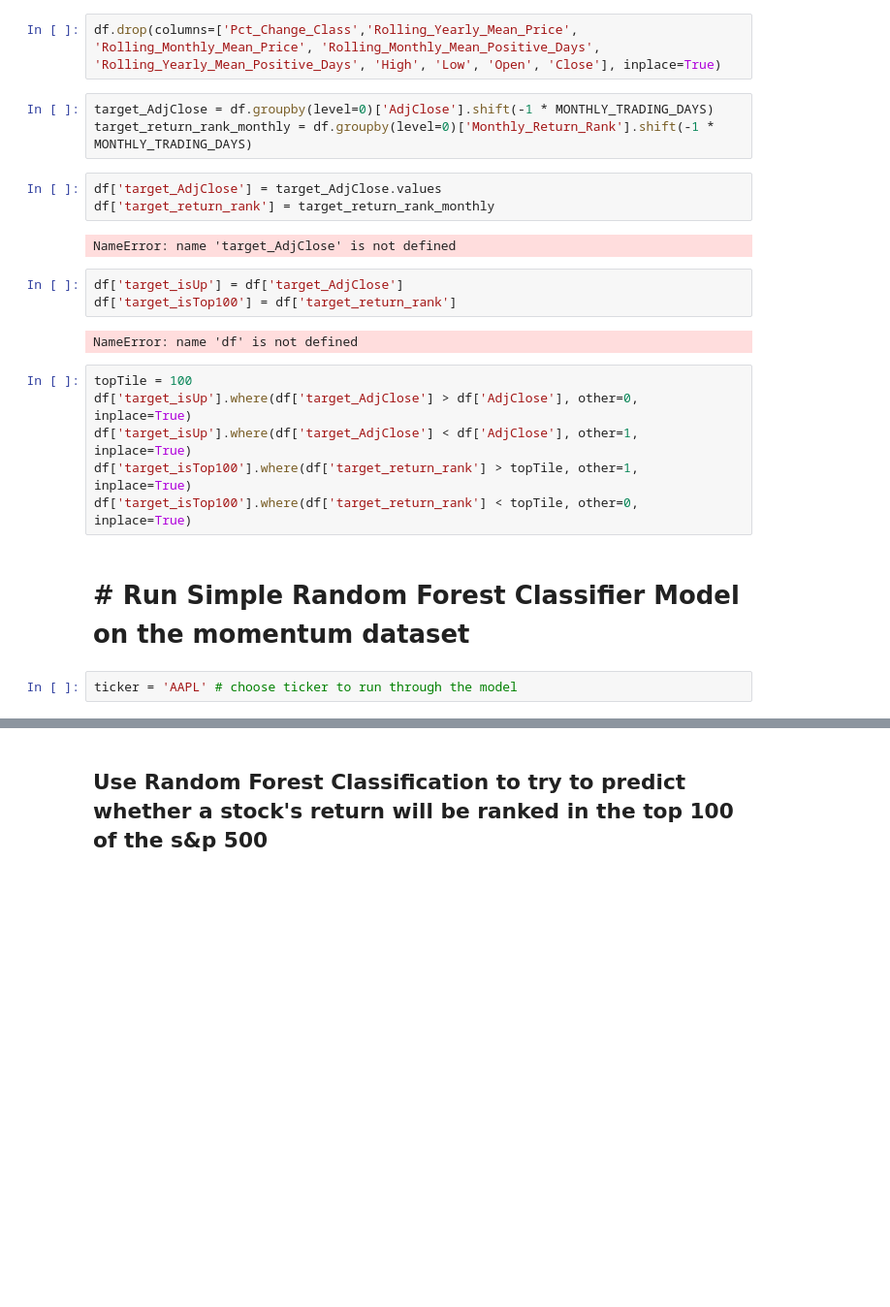
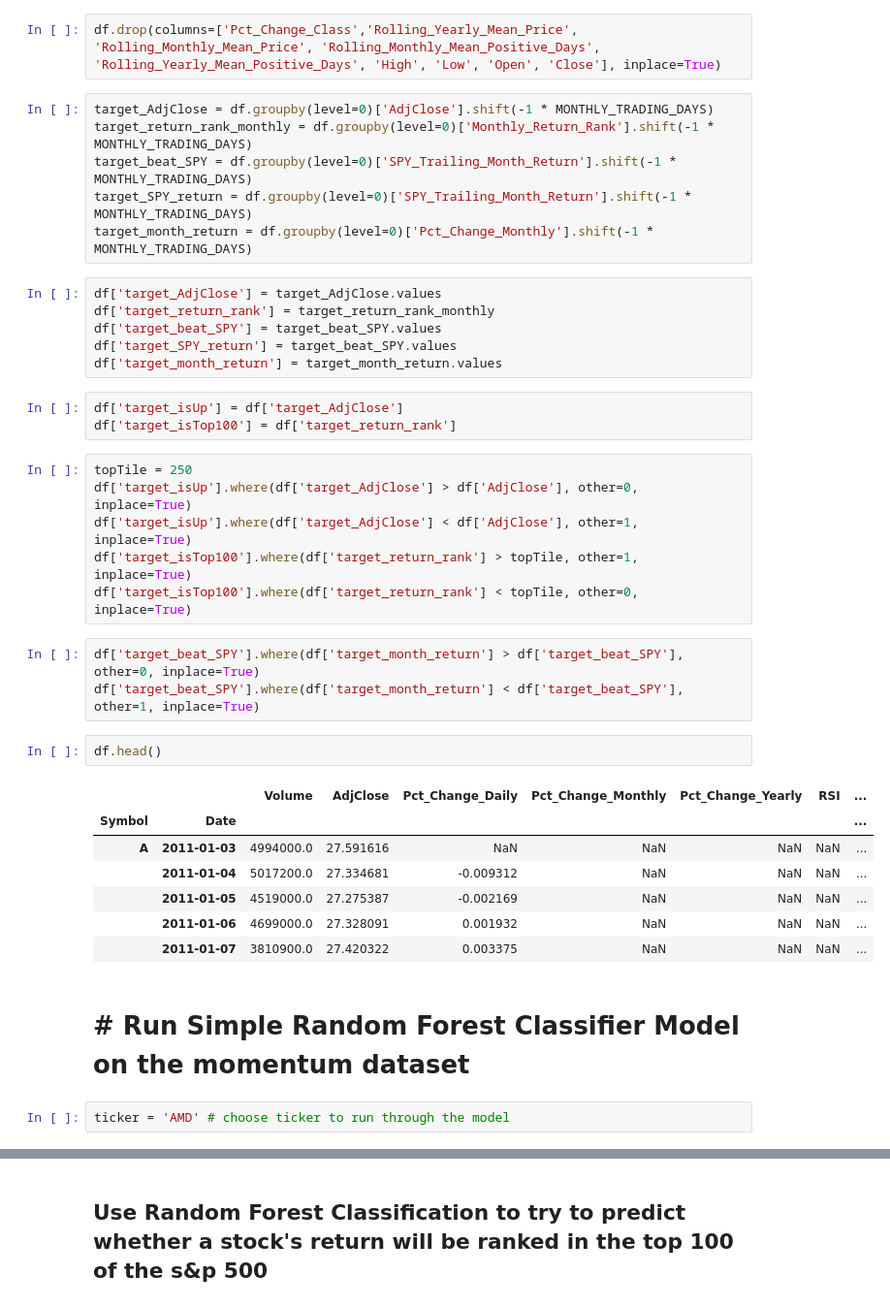
Before and after one commit to fagan2888/Passive-Stock-Fund-Optimization, a Jupyter notebook: basic-stock-return-classifier.ipynb, the cells around one changed output, grey strips where cells are left out. Shown: that part at 97% size. Saved outputs shown, nothing was run; the diff lists cells and outputs as text; blank space fills up the shorter version.

Commit message:
basic model tuning

```diff
--- a/basic-stock-return-classifier.ipynb
+++ b/basic-stock-return-classifier.ipynb
@@ -35,24 +41,39 @@ df.drop(columns=['Pct_Change_Class','Rolling_Yearly_Mean_Price', 'Rolling_Monthl
 # %%
 target_AdjClose = df.groupby(level=0)['AdjClose'].shift(-1 * MONTHLY_TRADING_DAYS)
 target_return_rank_monthly = df.groupby(level=0)['Monthly_Return_Rank'].shift(-1 * MONTHLY_TRADING_DAYS)
+target_beat_SPY = df.groupby(level=0)['SPY_Trailing_Month_Return'].shift(-1 * MONTHLY_TRADING_DAYS)
+target_SPY_return = df.groupby(level=0)['SPY_Trailing_Month_Return'].shift(-1 * MONTHLY_TRADING_DAYS)
+target_month_return = df.groupby(level=0)['Pct_Change_Monthly'].shift(-1 * MONTHLY_TRADING_DAYS)
 # %%
 df['target_AdjClose'] = target_AdjClose.values
 df['target_return_rank'] = target_return_rank_monthly
+df['target_beat_SPY'] = target_beat_SPY.values
+df['target_SPY_return'] = target_beat_SPY.values
+df['target_month_return'] = target_month_return.values
-# %% [output]
-NameError: name 'target_AdjClose' is not defined
 # %%
 df['target_isUp'] = df['target_AdjClose']
 df['target_isTop100'] = df['target_return_rank']
-# %% [output]
-NameError: name 'df' is not defined
 # %%
-topTile = 100
+topTile = 250
 df['target_isUp'].where(df['target_AdjClose'] > df['AdjClose'], other=0, inplace=True)
 df['target_isUp'].where(df['target_AdjClose'] < df['AdjClose'], other=1, inplace=True)
 df['target_isTop100'].where(df['target_return_rank'] > topTile, other=1, inplace=True)
 df['target_isTop100'].where(df['target_return_rank'] < topTile, other=0, inplace=True)
+# %%
+df['target_beat_SPY'].where(df['target_month_return'] > df['target_beat_SPY'], other=0, inplace=True)
+df['target_beat_SPY'].where(df['target_month_return'] < df['target_beat_SPY'], other=1, inplace=True)
+# %%
+df.head()
+# %% [output]
+|  |  | Volume | AdjClose | Pct_Change_Daily | Pct_Change_Monthly | Pct_Change_Yearly | RSI | ... |
+| Symbol | Date |  |  |  |  |  |  | ... |
+| A | 2011-01-03 | 4994000.0 | 27.591616 | NaN | NaN | NaN | NaN | ... |
+|  | 2011-01-04 | 5017200.0 | 27.334681 | -0.009312 | NaN | NaN | NaN | ... |
+|  | 2011-01-05 | 4519000.0 | 27.275387 | -0.002169 | NaN | NaN | NaN | ... |
+|  | 2011-01-06 | 4699000.0 | 27.328091 | 0.001932 | NaN | NaN | NaN | ... |
+|  | 2011-01-07 | 3810900.0 | 27.420322 | 0.003375 | NaN | NaN | NaN | ... |
 # %% [markdown]
 # # Run Simple Random Forest Classifier Model on the momentum dataset
 # %%
-ticker = 'AAPL' # choose ticker to run through the model
+ticker = 'AMD' # choose ticker to run through the model
 # %%
```
Also changed, not shown: parts of 20 cells of this notebook.
